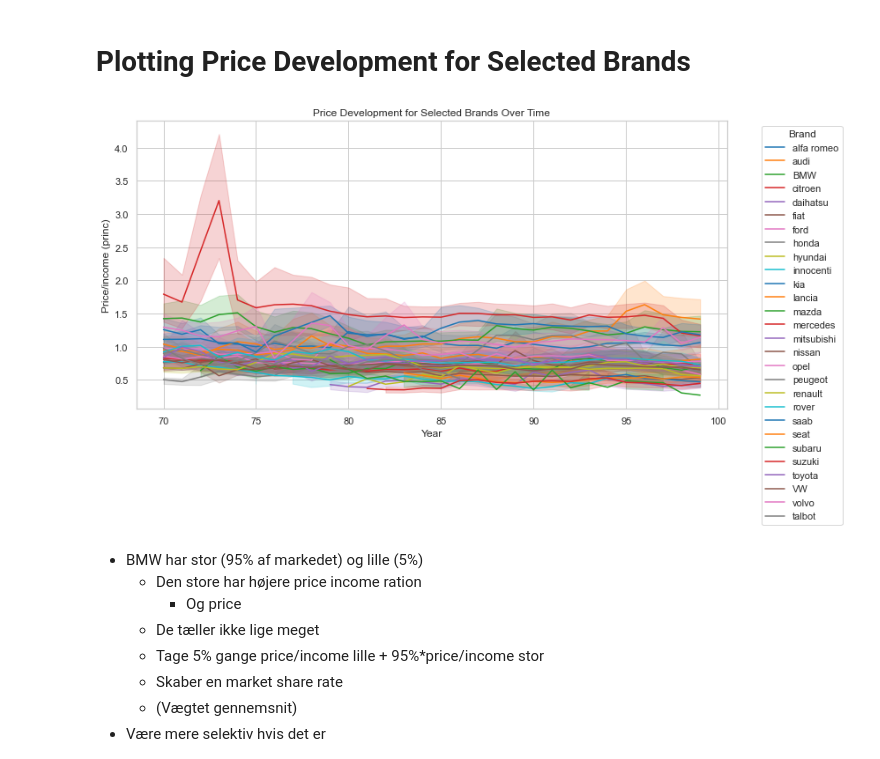
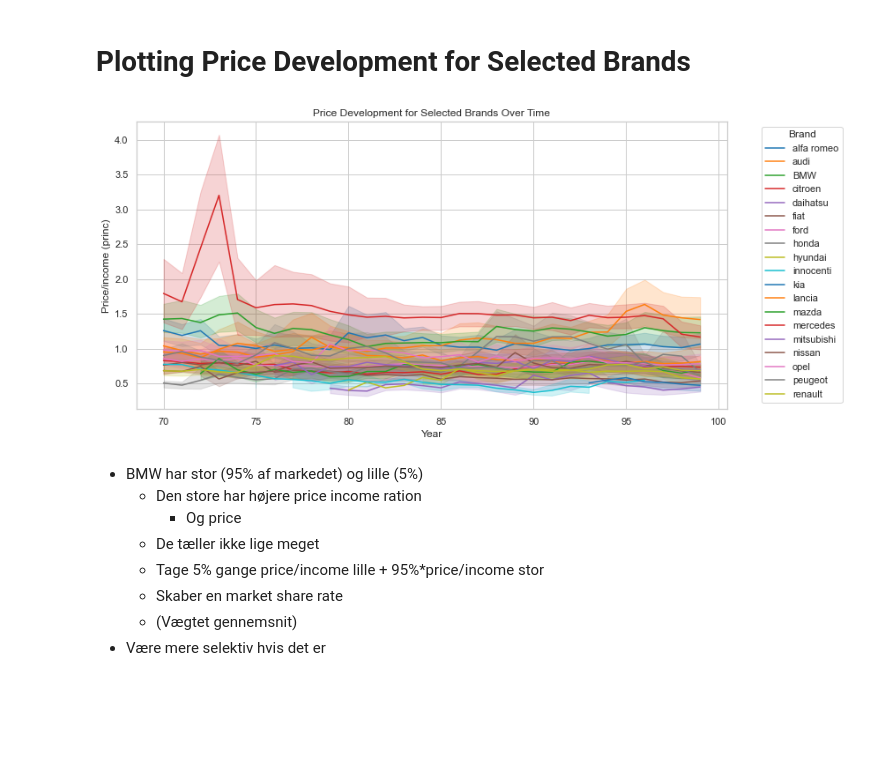
Before and after one commit to Mert264/Bachelorproject, a Jupyter notebook: Bachelorprojekt.ipynb, the cells around one changed output. Cells and saved outputs as stored; diff of their text form; code cells hidden in the pictures; blank space fills up the shorter version.

```diff
--- a/Bachelorprojekt.ipynb
+++ b/Bachelorprojekt.ipynb
@@ -330,36 +295,35 @@ Denne figur viser en tidsserie for gennemsnitlig hestekraft (hp) for bilmodeller
 # Correctly handle infinite and missing values before any manipulation
 cars.replace([np.inf, -np.inf], np.nan, inplace=True)
 
 # Filter the dataset for selected brands
 selected_brands = cars[cars['brand'].isin(['alfa romeo', 'audi', 'BMW', 'citroen', 'daihatsu', 'fiat',
                                            'ford', 'honda', 'hyundai', 'innocenti', 'kia', 'lancia', 'mazda', 'mercedes',
-                                           'mitsubishi', 'nissan', 'opel', 'peugeot', 'renault', 'rover', 'saab', 'seat',
-                                           'subaru', 'suzuki', 'toyota', 'VW', 'volvo', 'talbot'])] # Check brand names for accuracy
+                                           'mitsubishi', 'nissan', 'opel', 'peugeot', 'renault'])] # Check brand names for accuracy
 
 # Create a line plot showing the development of prices over years for the selected brands
 plt.figure(figsize=(12, 6))
 sns.lineplot(data=selected_brands, x='ye', y='princ', hue='brand', palette='tab10')  # Adjusted for a better color palette
 plt.title('Price Development for Selected Brands Over Time')
 plt.xlabel('Year')
 plt.ylabel('Price/income (princ)')
 plt.legend(title='Brand', bbox_to_anchor=(1.05, 1), loc='upper left')  # Adjust legend position
 
 # Show the plot
 plt.show()
 
 #Kigge på mercedes - måske fjerne for den ene obs.
 #Se om der er taget gennemsnit - mere præcis
 #sns - rigtige library?
 #Begrunde spiken - evt. noget valuta -
 
 #De andre papers, for det diskriptive, startanalyse
 #andre papers:
 #1. intro
 #2. market caracteristics
 #3. diskriptive -
 #Estimere attributes - Hvilke enheder - korrelere priser med attributes, prisen alene er ikke nok som variable
 # %% [output]
-[figure, old version]
+[figure, new version]
 # %% [markdown]
 - BMW har stor (95% af markedet) og lille (5%)
     - Den store har højere price income ration
```
Also changed, not shown: parts of 41 cells of this notebook.
